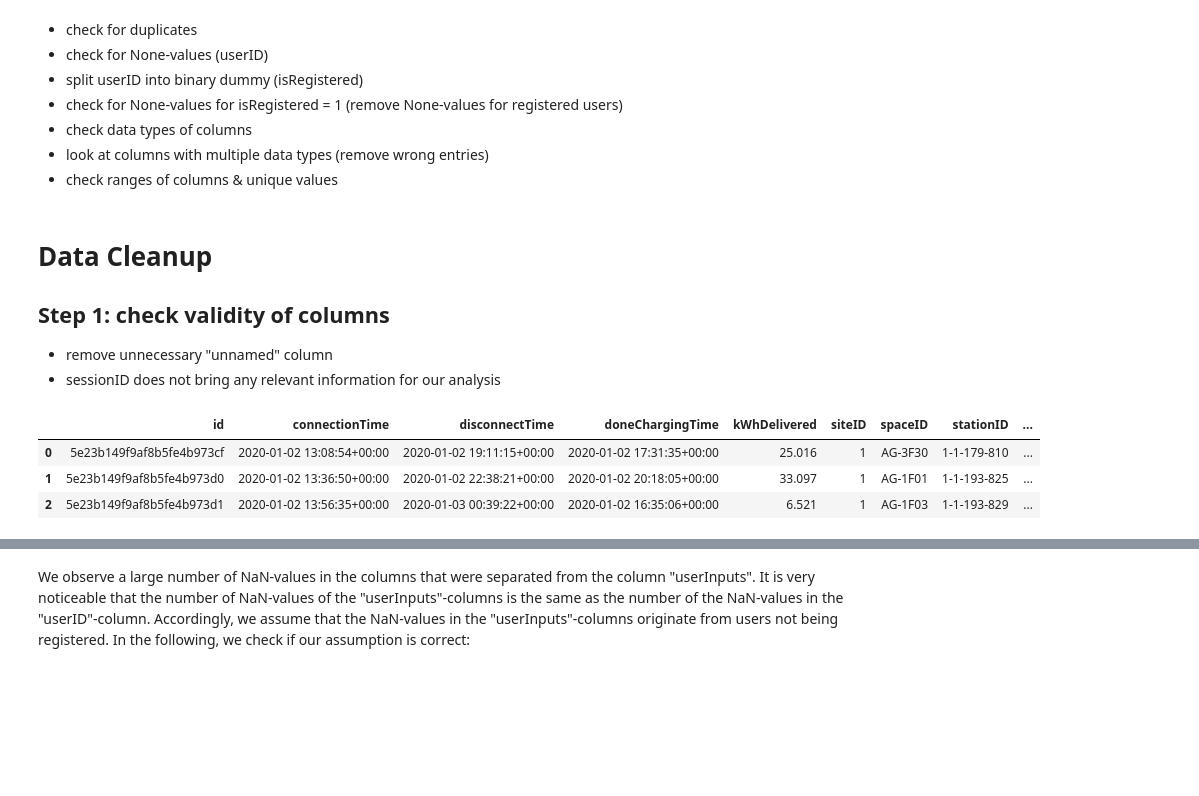
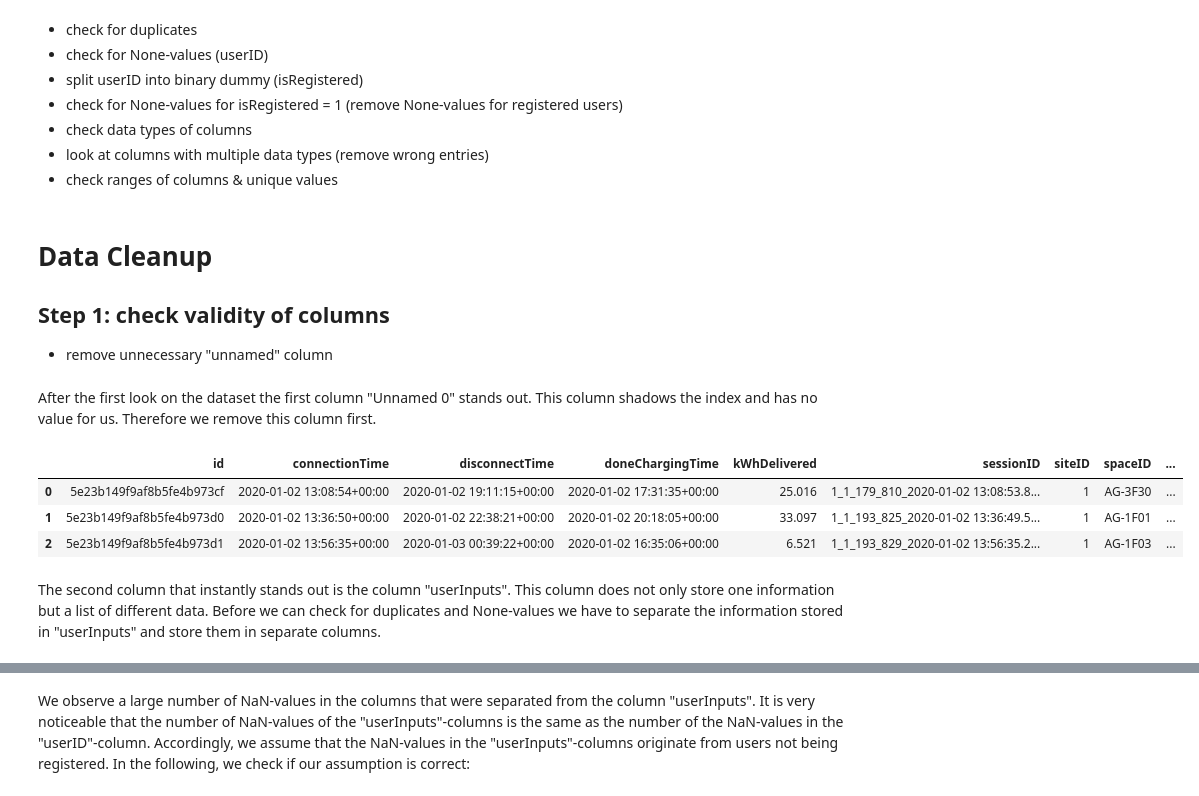
Before and after one commit to ge02/GinyuForce, a Jupyter notebook: data_prep_charging_set.ipynb, the cells around one changed output, grey strips where cells are left out. Cells and saved outputs as stored; diff of their text form; code cells hidden in the pictures; blank space fills up the shorter version.

```diff
--- a/data_prep_charging_set.ipynb
+++ b/data_prep_charging_set.ipynb
@@ -75,17 +75,19 @@ charging_set.head(12)
 ## Step 1: check validity of columns
 
 - remove unnecessary "unnamed" column
-- sessionID does not bring any relevant information for our analysis
+# %% [markdown]
+After the first look on the dataset the first column "Unnamed 0" stands out. This column shadows the index and has no value for us. Therefore we remove this column first.
 # %%
 # remove irrelevant columns
 charging_set.drop('Unnamed: 0', axis=1, inplace=True)
-charging_set.drop('sessionID', axis=1, inplace=True) # does not bring relevant information for our analysis
 charging_set.head(3)
 # %% [output]
-|  | id | connectionTime | disconnectTime | doneChargingTime | kWhDelivered | siteID | spaceID | stationID | ... |
-| 0 | 5e23b149f9af8b5fe4b973cf | 2020-01-02 13:08:54+00:00 | 2020-01-02 19:11:15+00:00 | 2020-01-02 17:31:35+00:00 | 25.016 | 1 | AG-3F30 | 1-1-179-810 | ... |
-| 1 | 5e23b149f9af8b5fe4b973d0 | 2020-01-02 13:36:50+00:00 | 2020-01-02 22:38:21+00:00 | 2020-01-02 20:18:05+00:00 | 33.097 | 1 | AG-1F01 | 1-1-193-825 | ... |
-| 2 | 5e23b149f9af8b5fe4b973d1 | 2020-01-02 13:56:35+00:00 | 2020-01-03 00:39:22+00:00 | 2020-01-02 16:35:06+00:00 | 6.521 | 1 | AG-1F03 | 1-1-193-829 | ... |
+|  | id | connectionTime | disconnectTime | doneChargingTime | kWhDelivered | sessionID | siteID | spaceID | ... |
+| 0 | 5e23b149f9af8b5fe4b973cf | 2020-01-02 13:08:54+00:00 | 2020-01-02 19:11:15+00:00 | 2020-01-02 17:31:35+00:00 | 25.016 | 1_1_179_810_2020-01-02 13:08:53.8... | 1 | AG-3F30 | ... |
+| 1 | 5e23b149f9af8b5fe4b973d0 | 2020-01-02 13:36:50+00:00 | 2020-01-02 22:38:21+00:00 | 2020-01-02 20:18:05+00:00 | 33.097 | 1_1_193_825_2020-01-02 13:36:49.5... | 1 | AG-1F01 | ... |
+| 2 | 5e23b149f9af8b5fe4b973d1 | 2020-01-02 13:56:35+00:00 | 2020-01-03 00:39:22+00:00 | 2020-01-02 16:35:06+00:00 | 6.521 | 1_1_193_829_2020-01-02 13:56:35.2... | 1 | AG-1F03 | ... |
+# %% [markdown]
+The second column that instantly stands out is the column "userInputs". This column does not only store one information but a list of different data. Before we can check for duplicates and None-values we have to separate the information stored in "userInputs" and store them in separate columns.
 # %%
 # split userInputs into own columns
 def parse_user_inputs(row):
```
Also changed, not shown: parts of 20 cells of this notebook, 1 other file.
